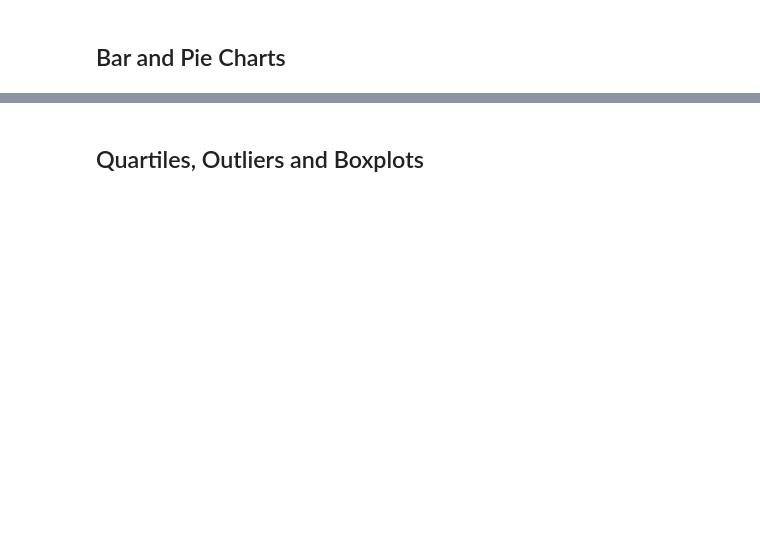
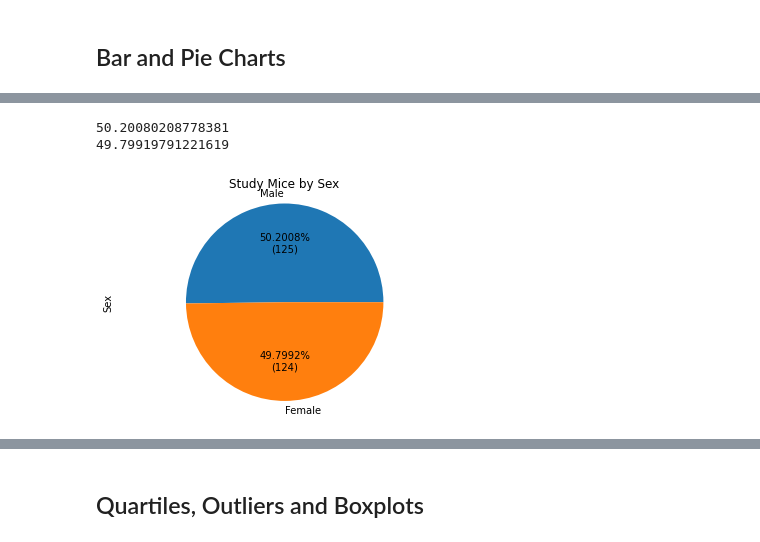
Before and after one commit to Enestvedt/matplotlib_challenge, a Jupyter notebook: Pymaceuticals/pymaceuticals_starter.ipynb, the cells around one changed output, grey strips where cells are left out. Drawn from its saved outputs; the diff is of its cells as text; code cells hidden in the pictures; blank space fills up the shorter version.

```diff
--- a/Pymaceuticals/pymaceuticals_starter.ipynb
+++ b/Pymaceuticals/pymaceuticals_starter.ipynb
@@ -49,0 +217,15 @@ ModuleNotFoundError: No module named 'matplotlib'
+# %%
+# Generate a pie plot showing the distribution of female versus male mice using pandas
+# Funtion to format pie pct to include number and pct
+def my_fmt(x):
+    print(x)
+    return '{:.4f}%\n({:.0f})'.format(x, total*x/100)
+
+#get each unique mouse in the data set
+#sort the source df (clean_df) to make sure I am keeping the greatest time point
+clean_df = clean_df.sort_values(by=['Drug Regimen', 'Mouse ID', 'Timepoint'])
+
+#drop all but the last row for each mouse (leaving the greatest timepoint)
+unq_mice = clean_df.drop_duplicates(['Mouse ID'], keep='last')
+
+unq_mice
@@ -50,4 +246,13 @@ ModuleNotFoundError: No module named 'matplotlib'
 # %%
 # Generate a pie plot showing the distribution of female versus male mice using pandas
+
+total = len(unq_mice)
+unq_mice['Sex'].value_counts().plot.pie(y='Sex', title='Study Mice by Sex', autopct=my_fmt)
+plt.axis("equal")
+plt.show()
+# %% [output]
+50.20080208778381
+49.79919791221619
+[figure, added]
 # %%
 # Generate a pie plot showing the distribution of female versus male mice using pyplot
```
Also changed, not shown: parts of 26 cells of this notebook.
